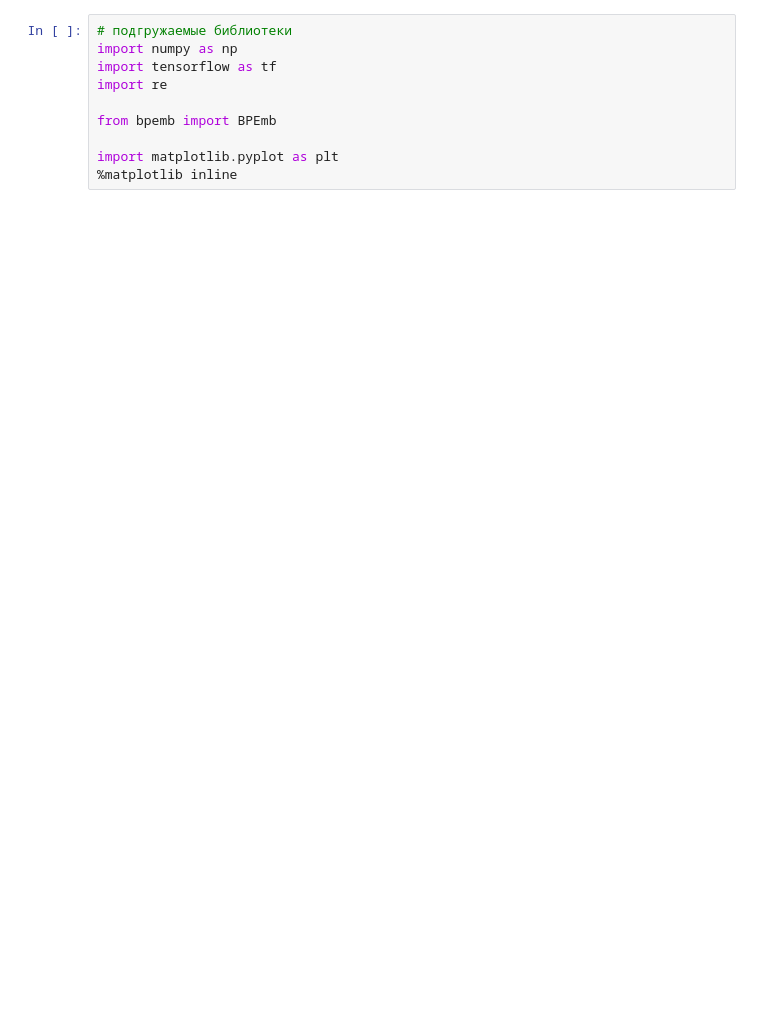
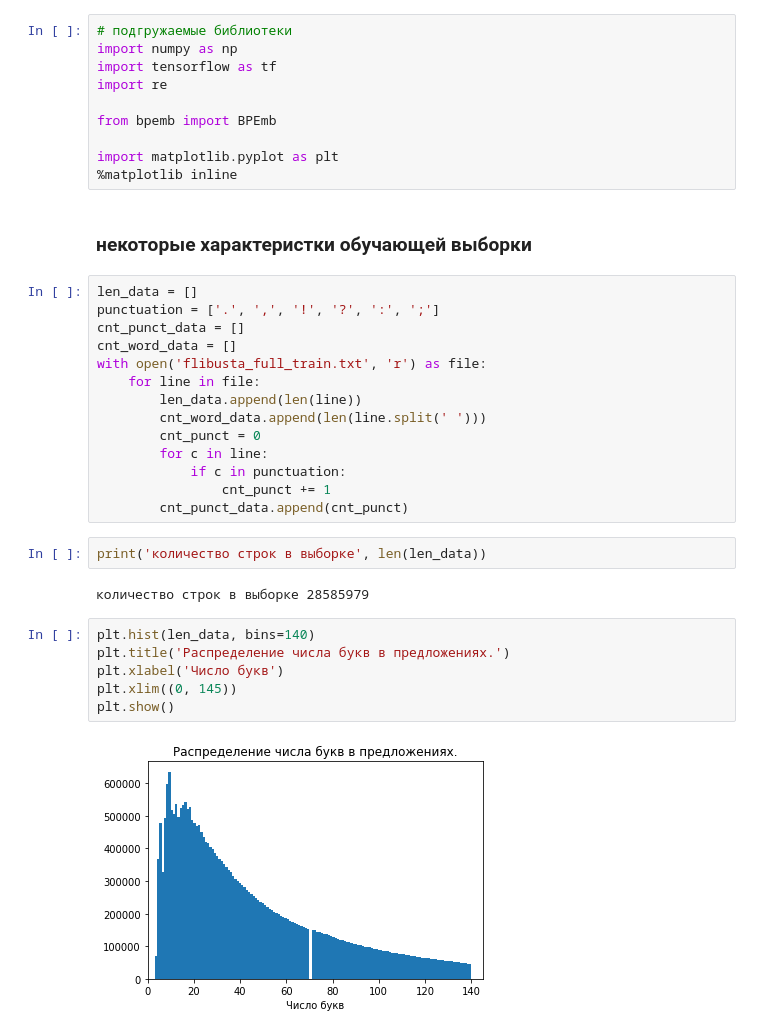
Before and after one commit to ivankholin/final_project, a Jupyter notebook: final_project.ipynb, the cells around one changed output. Drawn from its saved outputs; the diff is of its cells as text; blank space fills up the shorter version.

```diff
--- a/final_project.ipynb
+++ b/final_project.ipynb
@@ -8,3 +8,31 @@ from bpemb import BPEmb
 
 import matplotlib.pyplot as plt
 %matplotlib inline
+# %% [markdown]
+### некоторые характеристки обучающей выборки
+# %%
+len_data = []
+punctuation = ['.', ',', '!', '?', ':', ';']
+cnt_punct_data = []
+cnt_word_data = []
+with open('flibusta_full_train.txt', 'r') as file:
+    for line in file:
+        len_data.append(len(line))
+        cnt_word_data.append(len(line.split(' ')))
+        cnt_punct = 0
+        for c in line:
+            if c in punctuation:
+                cnt_punct += 1
+        cnt_punct_data.append(cnt_punct)
+# %%
+print('количество строк в выборке', len(len_data))
+# %% [output]
+количество строк в выборке 28585979
+# %%
+plt.hist(len_data, bins=140)
+plt.title('Распределение числа букв в предложениях.')
+plt.xlabel('Число букв')
+plt.xlim((0, 145))
+plt.show()
+# %% [output]
+[figure, added]
```
Also changed, not shown: parts of 14 cells of this notebook.
